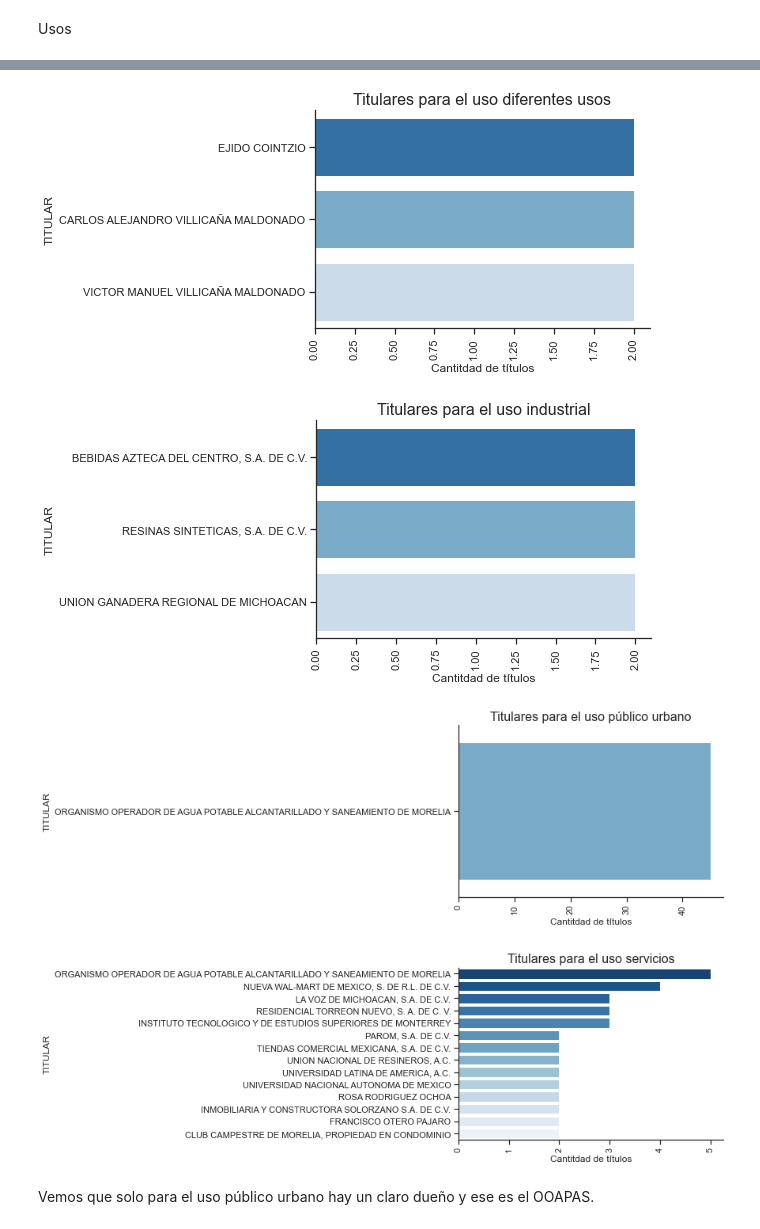
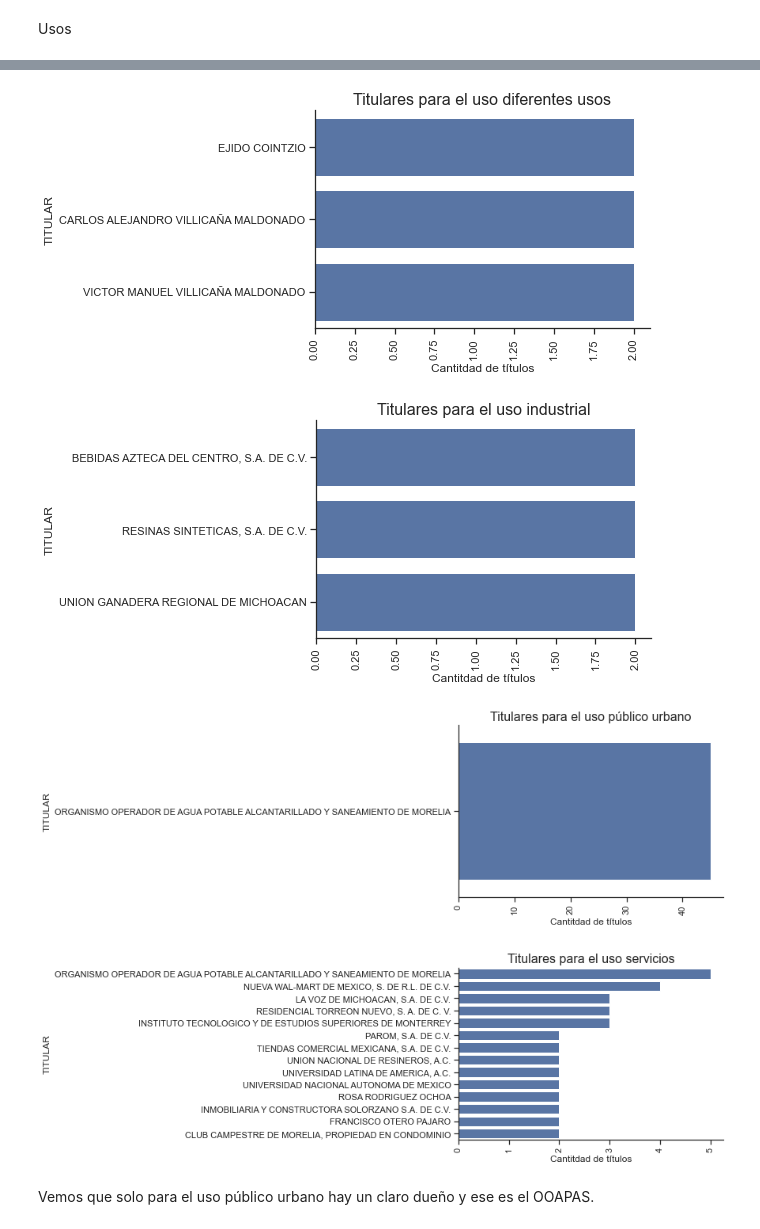
Before and after one commit to tipicanerd/REPDA_analisis, a Jupyter notebook: Analisis.ipynb, the cells around one changed output, grey strips where cells are left out. Saved outputs shown, nothing was run; the diff lists cells and outputs as text; code cells hidden in the pictures.

```diff
--- a/Analisis.ipynb
+++ b/Analisis.ipynb
@@ -482,9 +487,10 @@ for col in titularUsos.columns[:-1]:
     temp = titularUsos[titularUsos[col]>1].sort_values(by=col, ascending=False)
     if temp.shape[0]==0:
         continue
-    sns.barplot(y=temp.index,x=temp[col], palette='Blues_r')
+    sns.barplot(y=temp.index,x=temp[col], color='b')
     plt.title("Titulares para el uso "+col.lower(),fontsize=16)
     plt.xlabel("Cantitdad de títulos")
     plt.xticks(rotation=90)
+    plt.savefig('./Graficas/Titulares'+col+'.svg',dpi=350,bbox_inches="tight")
     plt.show()
 # %% [output]
@@ -492,7 +498,7 @@ for col in titularUsos.columns[:-1]:
-[figure, old version]
+[figure, new version]
-[figure, old version]
+[figure, new version]
-[figure, old version]
+[figure, new version]
-[figure, old version]
+[figure, new version]
 # %% [markdown]
 Vemos que solo para el uso público urbano hay un claro dueño y ese es el OOAPAS.
 # %% [markdown]
```
Also changed, not shown: parts of 18 cells of this notebook, 18 other files.
